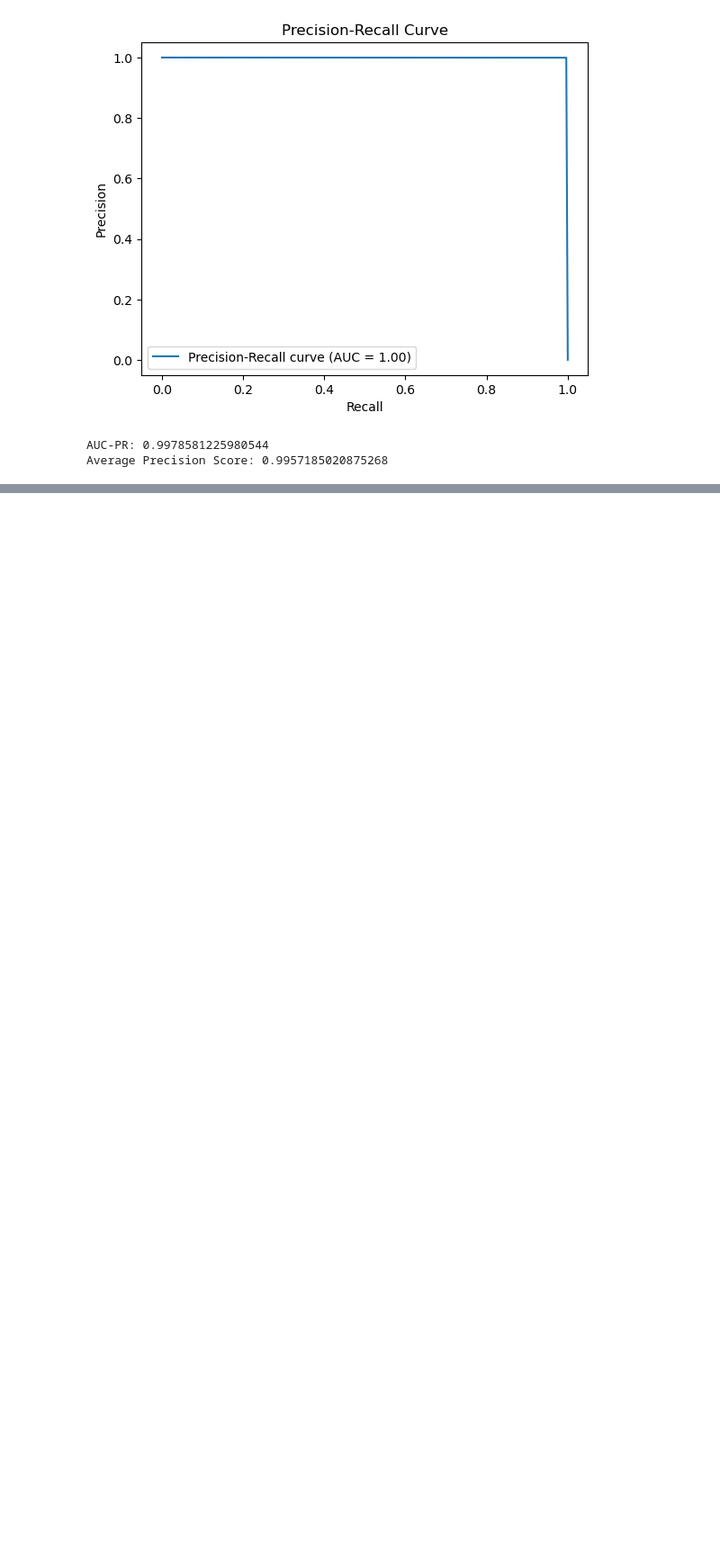
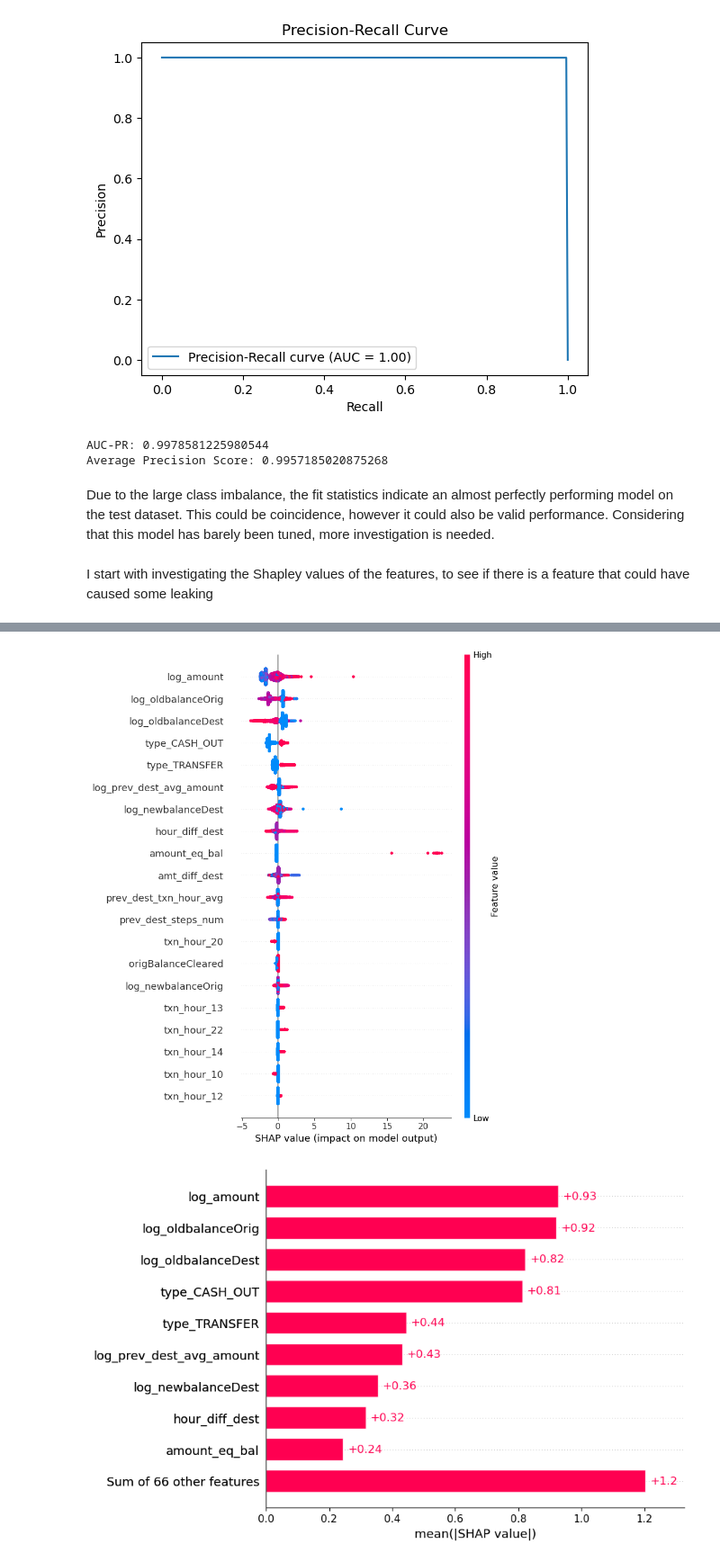
Before and after one commit to tewed/projects, a Jupyter notebook: Paysim Anomaly Detection Modeling.ipynb, the cells around one changed output, grey strips where cells are left out. Shown at 90% size. Drawn from its saved outputs; the diff is of its cells as text; code cells hidden in the pictures; blank space fills up the shorter version.

```diff
--- a/Paysim Anomaly Detection Modeling.ipynb
+++ b/Paysim Anomaly Detection Modeling.ipynb
@@ -111,3 +149,10 @@ print(f"Average Precision Score: {average_precision}")
 [figure]
 AUC-PR: 0.9978581225980544
 Average Precision Score: 0.9957185020875268
+# %% [markdown]
+Due to the large class imbalance, the fit statistics indicate an almost perfectly performing model on the test dataset.  This could be coincidence, however it could also be valid performance.  Considering that this model has barely been tuned, more investigation is needed.
+# %% [markdown]
+I start with investigating the Shapley values of the features, to see if there is a feature that could have caused some leaking
+# %%
+plot_shap_summary_and_importance(xgb_model, test[all_columns_fit],  max_display=20, random_state=123)
+# %% [output]
@@ -113,0 +160,2 @@ Average Precision Score: 0.9957185020875268
+[figure, added]
+[figure, added]
```
Also changed, not shown: parts of 10 cells of this notebook, 1 other file.
